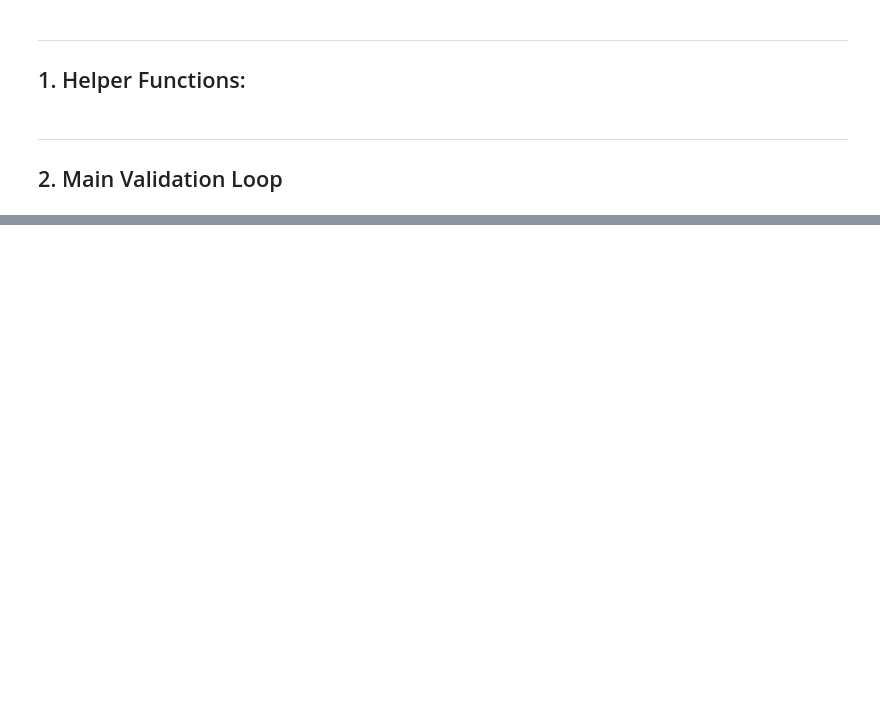
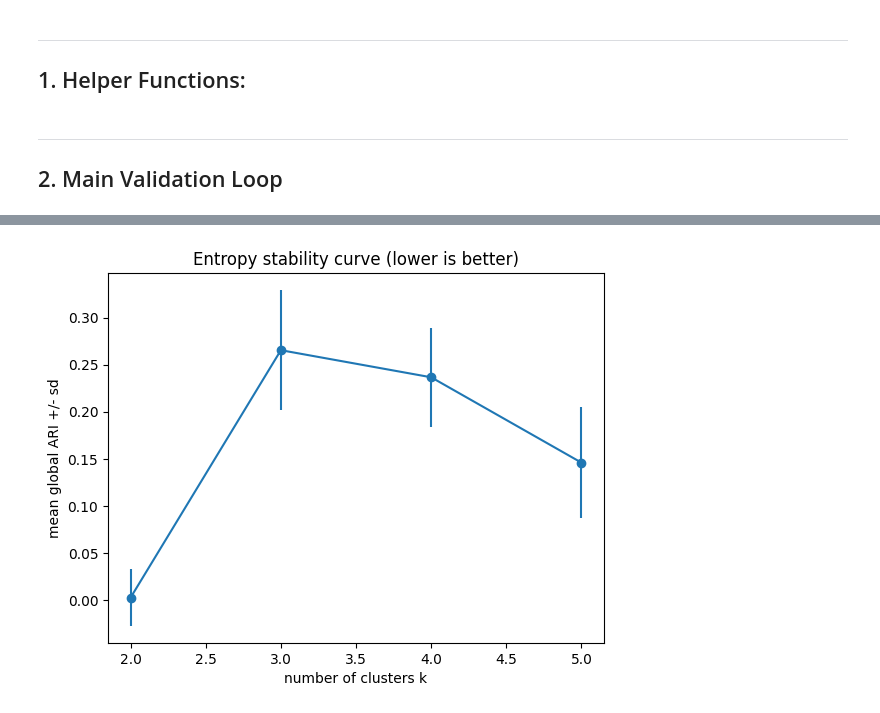
Before and after one commit to DataSlingers/CARVE, a Jupyter notebook: SketchV1.ipynb, the cells around one changed output, grey strips where cells are left out. Saved outputs shown, nothing was run; the diff lists cells and outputs as text; code cells hidden in the pictures; blank space fills up the shorter version.

```diff
--- a/SketchV1.ipynb
+++ b/SketchV1.ipynb
@@ -312,0 +509,11 @@ iqr_cluster_jaccard = np.median(cluster_iqrs)
+# %%
+means = [np.mean(results_by_k[k]['entropy_arr']) for k in ks]
+stds = [np.std(results_by_k[k]['entropy_arr']) for k in ks]
+
+plt.errorbar(ks, means, yerr=stds, fmt='-o')
+plt.xlabel('number of clusters k')
+plt.ylabel('mean global ARI +/- sd')
+plt.title('Entropy stability curve (lower is better)')
+plt.show()
+# %% [output]
+[figure, added]
```
Also changed, not shown: parts of 21 cells of this notebook.
